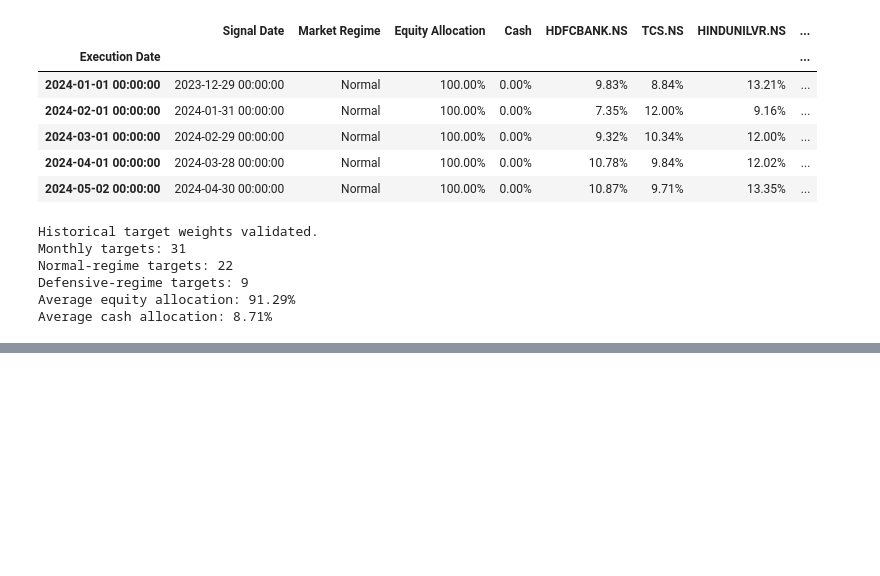
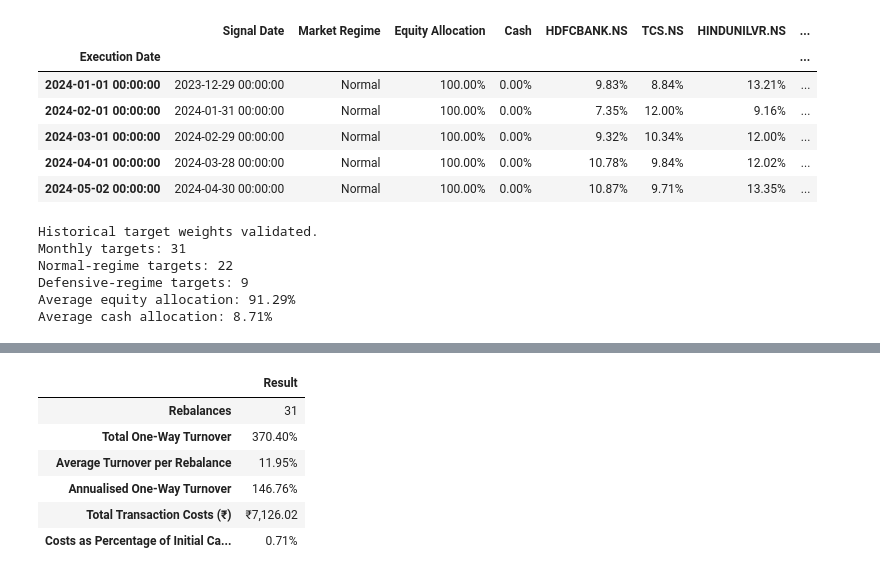
Before and after one commit to Rohil121/bharat-portfolio-lab, a Jupyter notebook: notebooks/04_forecasting_risk_models.ipynb, the cells around one changed output, grey strips where cells are left out. Saved outputs shown, nothing was run; the diff lists cells and outputs as text; code cells hidden in the pictures; blank space fills up the shorter version.

Commit message:
Backtest forecast-aware adaptive portfolio

```diff
--- a/notebooks/04_forecasting_risk_models.ipynb
+++ b/notebooks/04_forecasting_risk_models.ipynb
@@ -4660,0 +5435,91 @@ Average cash allocation: 8.71%
+# %%
+# ---------------------------------------------------------
+# Trading-cost and turnover summary
+# ---------------------------------------------------------
+
+backtest_years = (
+    len(forecast_aware_daily_results)
+    / TRADING_DAYS
+)
+
+forecast_aware_trading_summary = pd.DataFrame(
+    {
+        "Result": [
+            len(
+                forecast_aware_rebalance_results
+            ),
+
+            forecast_aware_rebalance_results[
+                "One-Way Turnover"
+            ].sum(),
+
+            forecast_aware_rebalance_results[
+                "One-Way Turnover"
+            ].mean(),
+
+            (
+                forecast_aware_rebalance_results[
+                    "One-Way Turnover"
+                ].sum()
+                / backtest_years
+            ),
+
+            forecast_aware_rebalance_results[
+                "Transaction Cost (₹)"
+            ].sum(),
+
+            (
+                forecast_aware_rebalance_results[
+                    "Transaction Cost (₹)"
+                ].sum()
+                / INITIAL_CAPITAL
+            ),
+        ],
+    },
+    index=[
+        "Rebalances",
+        "Total One-Way Turnover",
+        "Average Turnover per Rebalance",
+        "Annualised One-Way Turnover",
+        "Total Transaction Costs (₹)",
+        "Costs as Percentage of Initial Capital",
+    ],
+)
+
+formatted_trading_summary = (
+    forecast_aware_trading_summary
+    .copy()
+    .astype(object)
+)
+
+formatted_trading_summary.loc[
+    "Rebalances",
+    "Result",
+] = (
+    f"{int(forecast_aware_trading_summary.loc['Rebalances', 'Result'])}"
+)
+
+for metric in [
+    "Total One-Way Turnover",
+    "Average Turnover per Rebalance",
+    "Annualised One-Way Turnover",
+    "Costs as Percentage of Initial Capital",
+]:
+
+    formatted_trading_summary.loc[
+        metric,
+        "Result",
+    ] = (
+        f"{forecast_aware_trading_summary.loc[metric, 'Result']:.2%}"
+    )
+
+formatted_trading_summary.loc[
+    "Total Transaction Costs (₹)",
+    "Result",
+] = (
+    f"₹{forecast_aware_trading_summary.loc['Total Transaction Costs (₹)', 'Result']:,.2f}"
+)
+
+print("Forecast-Aware Trading Summary")
+display(formatted_trading_summary)
+# %% [output]
@@ -4660,0 +5527,7 @@ Average cash allocation: 8.71%
+|  | Result |
+| Rebalances | 31 |
+| Total One-Way Turnover | 370.40% |
+| Average Turnover per Rebalance | 11.95% |
+| Annualised One-Way Turnover | 146.76% |
+| Total Transaction Costs (₹) | ₹7,126.02 |
+| Costs as Percentage of Initial Ca... | 0.71% |
```
Also changed, not shown: parts of 7 cells of this notebook.
